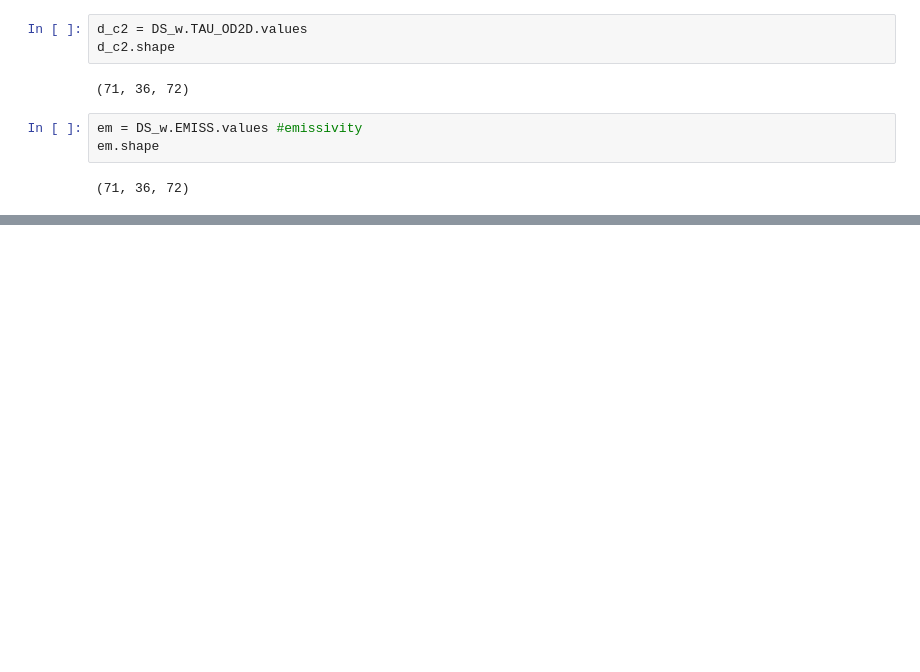
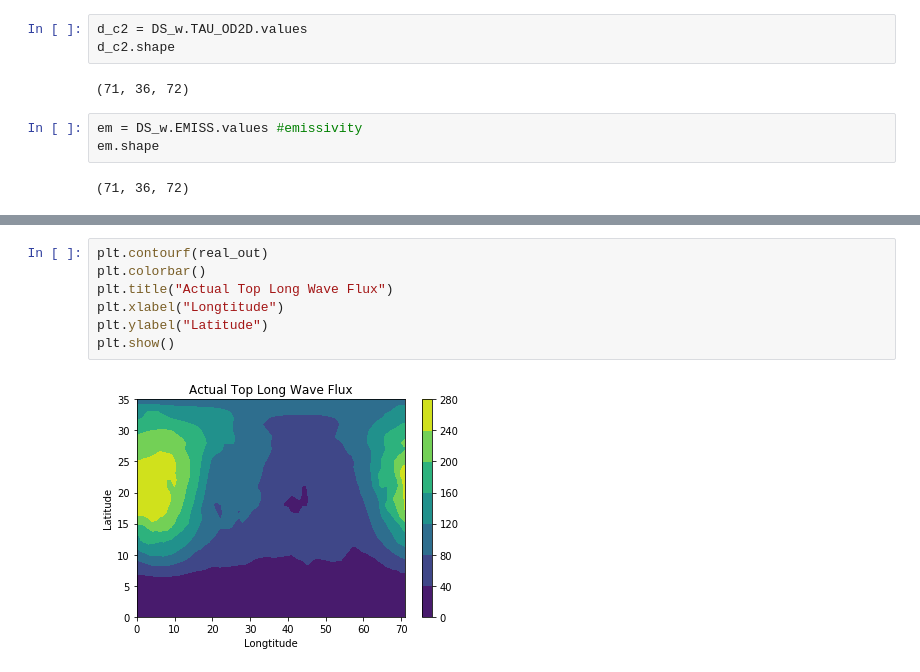
Before and after one commit to aremorov/mars_atmosphere_ML, a Jupyter notebook: ML3.2.ipynb, the cells around one changed output, grey strips where cells are left out. Cells and saved outputs as stored; diff of their text form; blank space fills up the shorter version.

```diff
--- a/ML3.2.ipynb
+++ b/ML3.2.ipynb
@@ -68,0 +182,9 @@ np.average(rlwr)
+# %%
+plt.contourf(real_out)
+plt.colorbar()
+plt.title("Actual Top Long Wave Flux")
+plt.xlabel("Longtitude")
+plt.ylabel("Latitude")
+plt.show()
+# %% [output]
+[figure, added]
```
Also changed, not shown: parts of 36 cells of this notebook.
